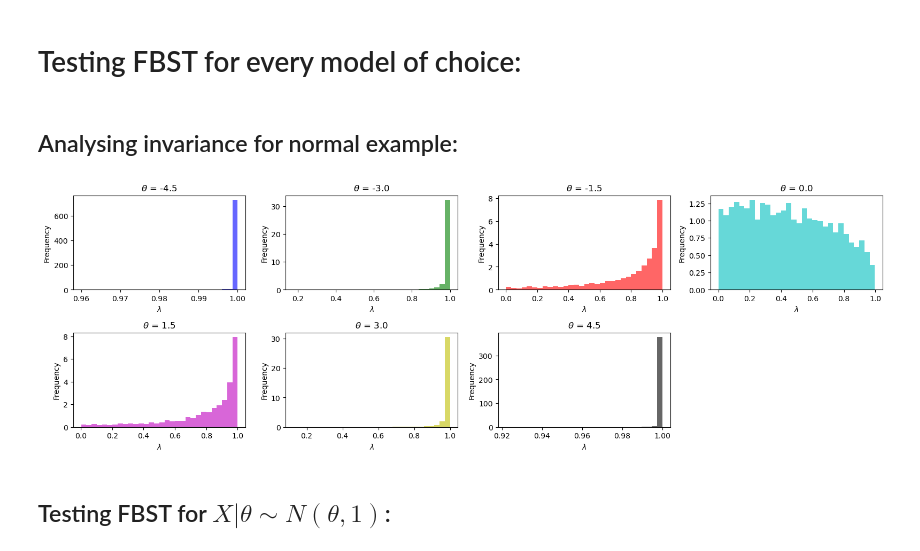
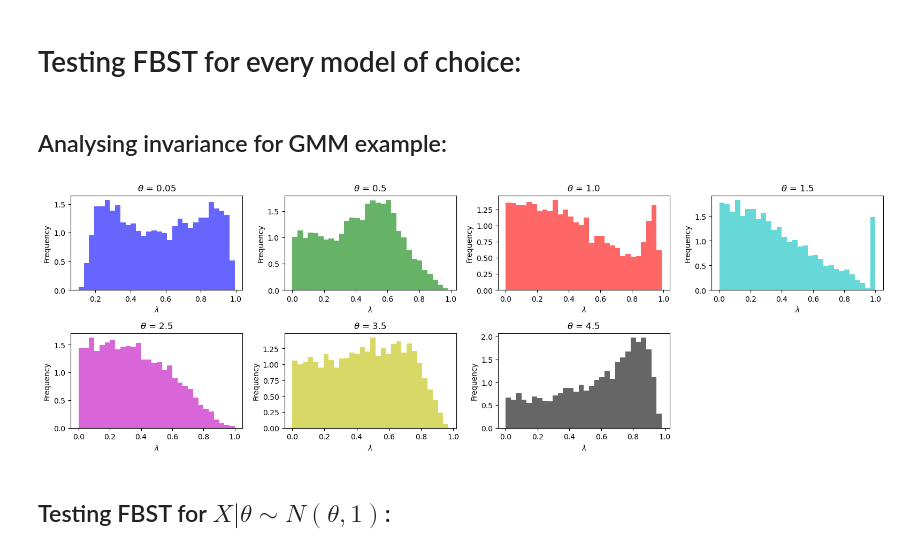
Before and after one commit to Monoxido45/CSI, a Jupyter notebook: experiments/fbst_all_simulations.ipynb, the cells around one changed output. Drawn from its saved outputs; the diff is of its cells as text; code cells hidden in the pictures.

Commit message:
final bff and fbst results for modified prior

```diff
--- a/experiments/fbst_all_simulations.ipynb
+++ b/experiments/fbst_all_simulations.ipynb
@@ -225,43 +225,43 @@ def compute_MAE_N(
     )
     return stats_data
 # %% [markdown]
-## Analysing invariance for normal example:
+## Analysing invariance for GMM example:
 # %%
 rng = np.random.default_rng(45)
-sim_obj = Simulations(rng, kind_model = "1d_normal")
+sim_obj = Simulations(rng, kind_model = "gmm")
 
-theta_vec = np.array([-4.5, -3, -1.5, 0, 1.5, 3, 4.5])
-simulations = [sim_obj.FBST_sim_lambda(theta = theta, B = 5000, N = 10) for theta in theta_vec]
+theta_vec = np.array([0.05, 0.5, 1, 1.5, 2.5, 3.5, 4.5])
+simulations = [sim_obj.FBST_sim_lambda(theta = theta, B = 5000, N = 10, MC_samples=10**3) for theta in theta_vec]
 
 colors = ['b', 'g', 'r', 'c', 'm', 'y', 'k']  # Define a list of colors
 num_columns = 4  #
 
 # Calculate the number of rows needed for the subplots
 num_rows = len(simulations) // num_columns
 num_rows += len(simulations) % num_columns
 
 # Reshape the subplot grid to accommodate all simulations
 fig, axs = plt.subplots(num_rows, num_columns, figsize=(16, 10))
 
 # Flatten the axs array for easy iteration
 axs = axs.flatten()
 
 for i, simulation in enumerate(simulations):
     lambdas = simulation
     axs[i].hist(lambdas, bins=30, density=True, alpha=0.6, color=colors[i % len(colors)])  # Use different color for each histogram
     axs[i].set_title(r'$\theta$ = {}'.format(theta_vec[i]))
     axs[i].set_xlabel(r'$\lambda$')
     axs[i].set_ylabel('Frequency')
 
 # Remove unused subplots
 if len(simulations) < len(axs):
     for i in range(len(simulations), len(axs)):
         fig.delaxes(axs[i])
 
 plt.tight_layout()
 plt.show()
 # %% [output]
-[figure, old version]
+[figure, new version]
 # %% [markdown]
 ## Testing FBST for $X|\theta \sim N(\theta, 1)$:
 # %%
```
Also changed, not shown: parts of 17 cells of this notebook, 1 other file.
